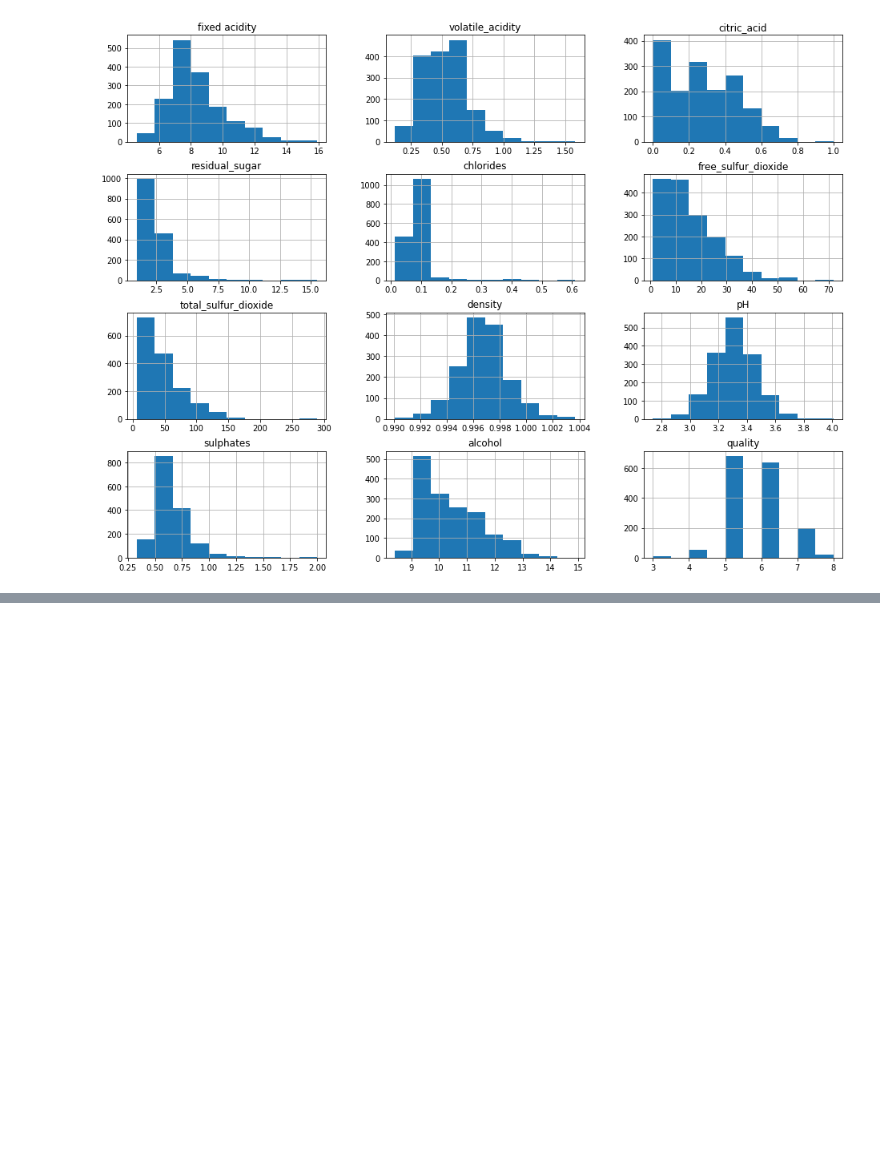
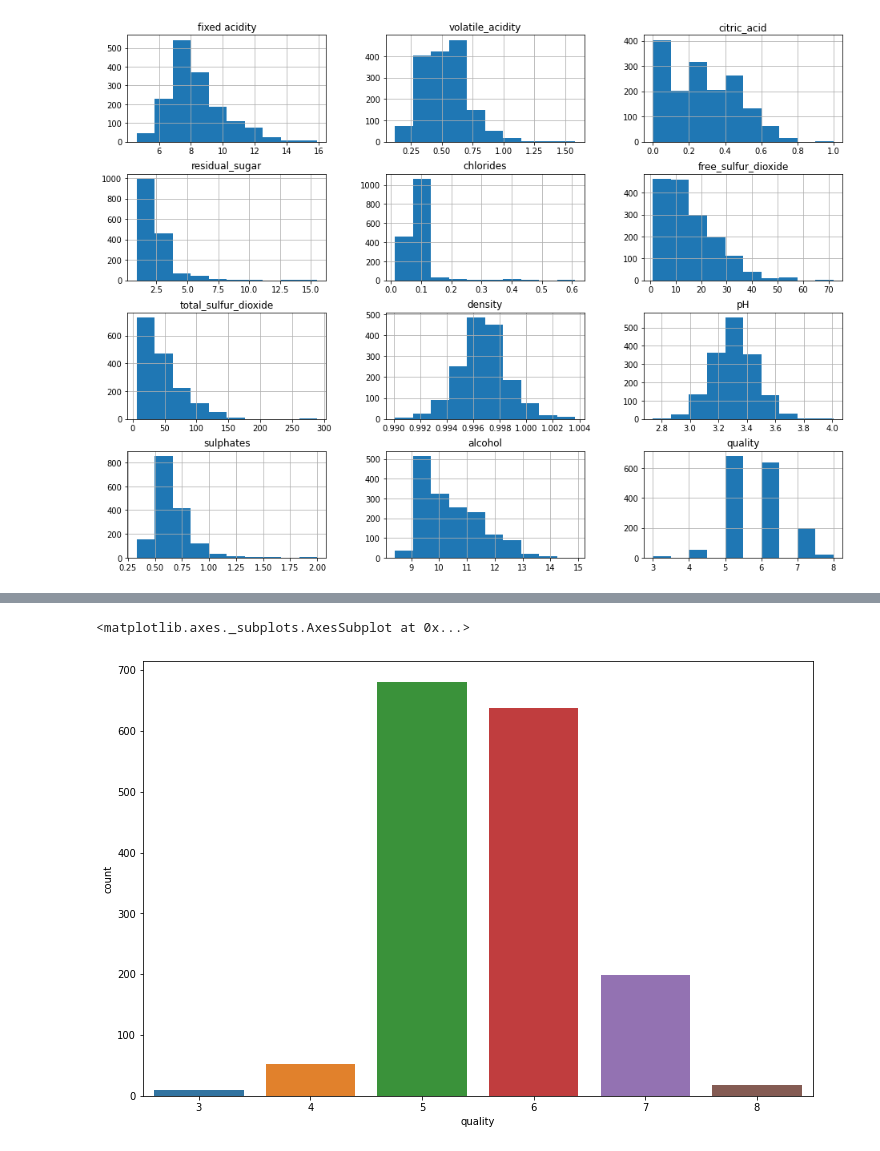
Before and after one commit to nadinejackson1/AI-Planet-Exploratory-Data-Analysis, a Jupyter notebook: Wine_Quality_Exploratory_Data_Analysis.ipynb, the cells around one changed output, grey strips where cells are left out. Cells and saved outputs as stored; diff of their text form; code cells hidden in the pictures; blank space fills up the shorter version.

```diff
--- a/Wine_Quality_Exploratory_Data_Analysis.ipynb
+++ b/Wine_Quality_Exploratory_Data_Analysis.ipynb
@@ -138,0 +162,6 @@ plt.show()
+# %%
+plt.figure(figsize=(12,8))
+sns.countplot(red_wine_data.quality)
+# %% [output]
+<matplotlib.axes._subplots.AxesSubplot at 0x...>
+[figure, added]
```
Also changed, not shown: parts of 5 cells of this notebook.
